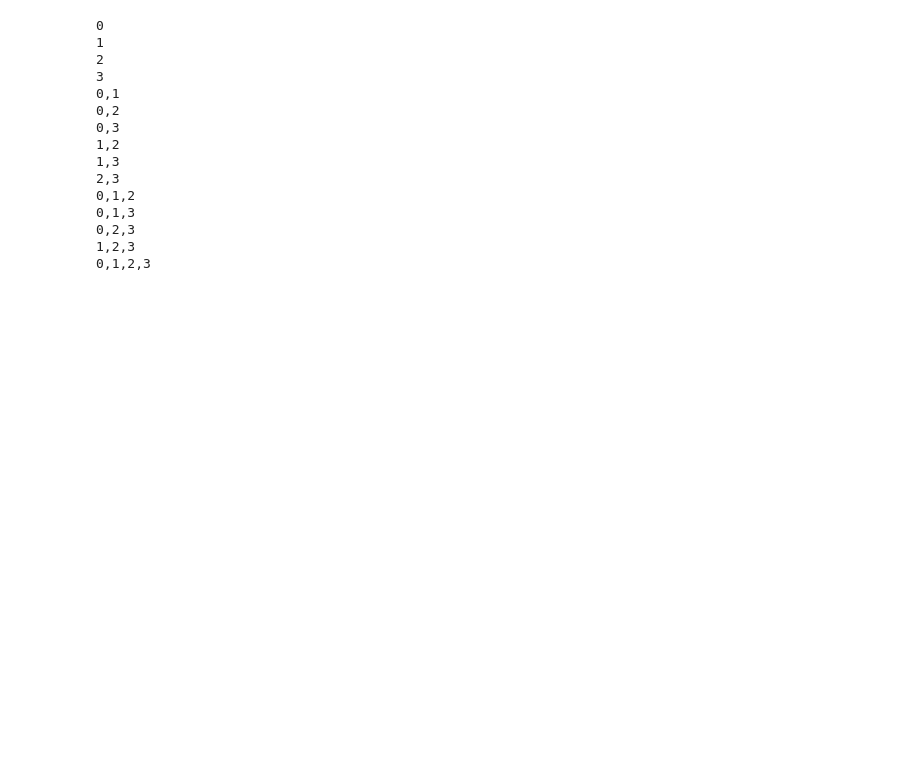
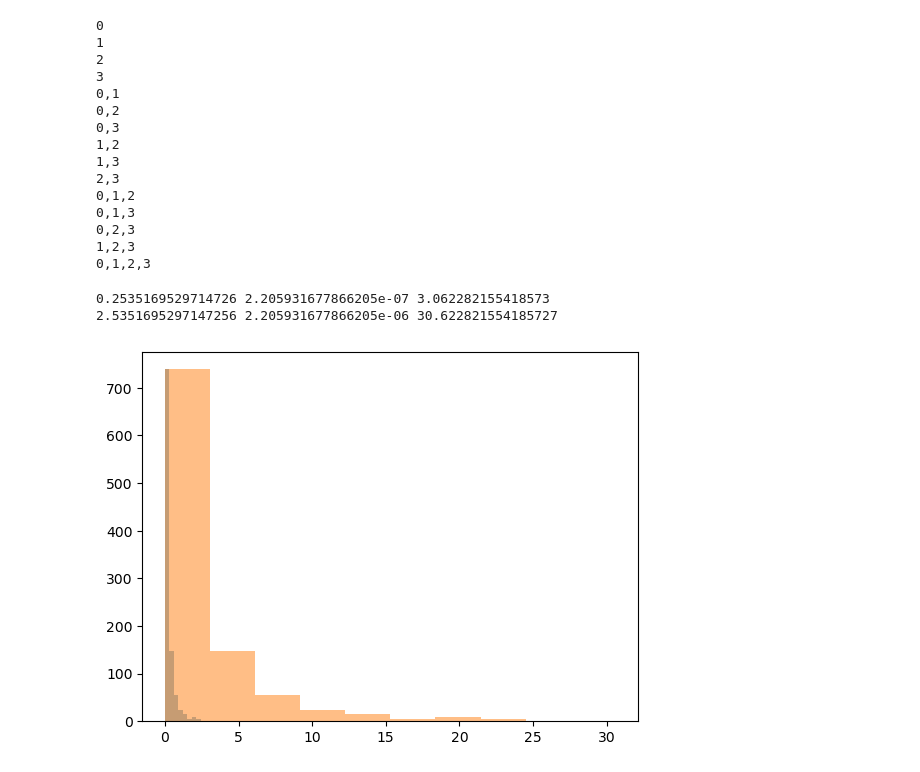
Before and after one commit to mgkumar138/online_pf_learning, a Jupyter notebook: online/1D/analyze_drift.ipynb, the cells around one changed output. Saved outputs shown, nothing was run; the diff lists cells and outputs as text; code cells hidden in the pictures; blank space fills up the shorter version.

```diff
--- a/online/1D/analyze_drift.ipynb
+++ b/online/1D/analyze_drift.ipynb
@@ -112,3 +112,26 @@ for combo in all_combinations:
 0,2,3
 1,2,3
 0,1,2,3
+# %%
+def random_pc_weights(npc, nact,seed,sigma=0.1, alpha=1,envsize=1, gmean=0.1):
+    pc_cent =  np.linspace(-envsize,envsize,npc)
+    pc_sigma = np.ones(npc)*sigma
+    np.random.seed(seed)
+    # pc_constant = np.random.uniform(0, alpha,size=npc)
+    pc_constant = np.random.gamma(gmean, gmean/alpha, size=npc)
+
+    return [np.array(pc_cent), np.array(pc_sigma), np.array(pc_constant),
+    1e-5 * np.random.normal(size=(npc,nact)), 1e-5 * np.random.normal(size=(npc,1))]
+
+
+params = random_pc_weights(1000, 2, 0,sigma=0.05,gmean=0.5, alpha=1.0)
+print(np.mean(params[2]),np.min(params[2]), np.max(params[2]))
+plt.hist(params[2], alpha=0.5)
+
+params = random_pc_weights(1000, 2, 0,sigma=0.05,gmean=0.5, alpha=0.1)
+plt.hist(params[2], alpha=0.5)
+print(np.mean(params[2]),np.min(params[2]), np.max(params[2]))
+# %% [output]
+0.2535169529714726 2.205931677866205e-07 3.062282155418573
+2.5351695297147256 2.205931677866205e-06 30.622821554185727
+[figure, added]
```
Also changed, not shown: 4 other files.
